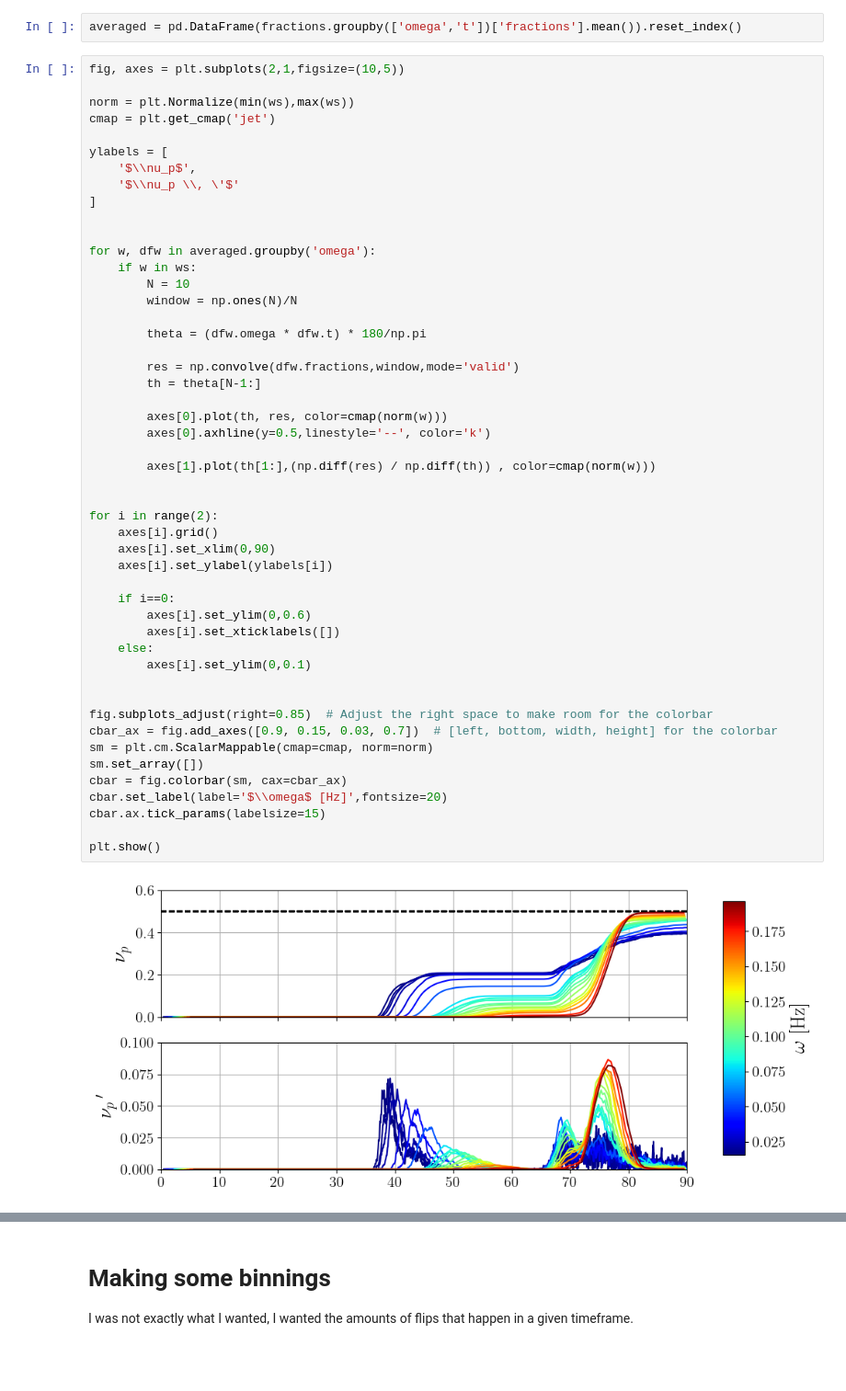
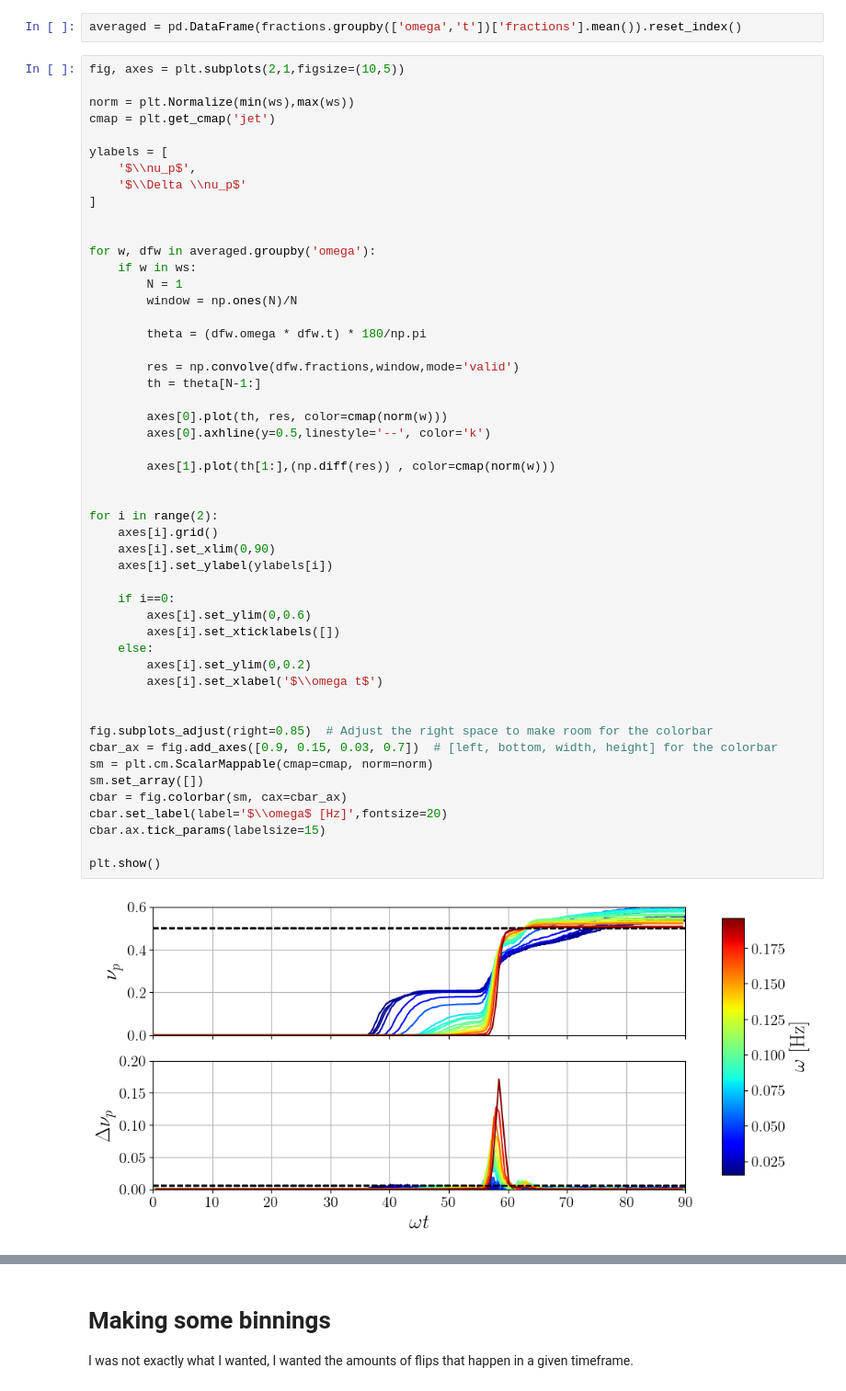
Before and after one commit to leogabac/reentrancy, a Jupyter notebook: src/notebooks/particle_counts.ipynb, the cells around one changed output, grey strips where cells are left out. Shown at 92% size. Drawn from its saved outputs; the diff is of its cells as text; blank space fills up the shorter version.

Commit message:
delta counts

```diff
--- a/src/notebooks/particle_counts.ipynb
+++ b/src/notebooks/particle_counts.ipynb
@@ -110,46 +110,47 @@ cmap = plt.get_cmap('jet')
 
 ylabels = [
     '$\\nu_p$',
-    '$\\nu_p \\, \'$'
+    '$\\Delta \\nu_p$'
 ]
 
 
 for w, dfw in averaged.groupby('omega'):
     if w in ws:
-        N = 10
+        N = 1
         window = np.ones(N)/N
 
         theta = (dfw.omega * dfw.t) * 180/np.pi
 
         res = np.convolve(dfw.fractions,window,mode='valid')
         th = theta[N-1:]
 
         axes[0].plot(th, res, color=cmap(norm(w)))
         axes[0].axhline(y=0.5,linestyle='--', color='k')
 
-        axes[1].plot(th[1:],(np.diff(res) / np.diff(th)) , color=cmap(norm(w)))
+        axes[1].plot(th[1:],(np.diff(res)) , color=cmap(norm(w)))
 
 
 for i in range(2):
     axes[i].grid()
     axes[i].set_xlim(0,90)
     axes[i].set_ylabel(ylabels[i])
 
     if i==0:
         axes[i].set_ylim(0,0.6)
         axes[i].set_xticklabels([])
     else:
-        axes[i].set_ylim(0,0.1)
+        axes[i].set_ylim(0,0.2)
+        axes[i].set_xlabel('$\\omega t$')
 
 
 fig.subplots_adjust(right=0.85)  # Adjust the right space to make room for the colorbar
 cbar_ax = fig.add_axes([0.9, 0.15, 0.03, 0.7])  # [left, bottom, width, height] for the colorbar
 sm = plt.cm.ScalarMappable(cmap=cmap, norm=norm)
 sm.set_array([])
 cbar = fig.colorbar(sm, cax=cbar_ax)
 cbar.set_label(label='$\\omega$ [Hz]',fontsize=20)
 cbar.ax.tick_params(labelsize=15)
 
 plt.show()
 # %% [output]
-[figure, old version]
+[figure, new version]
```
Also changed, not shown: parts of 7 cells of this notebook.
